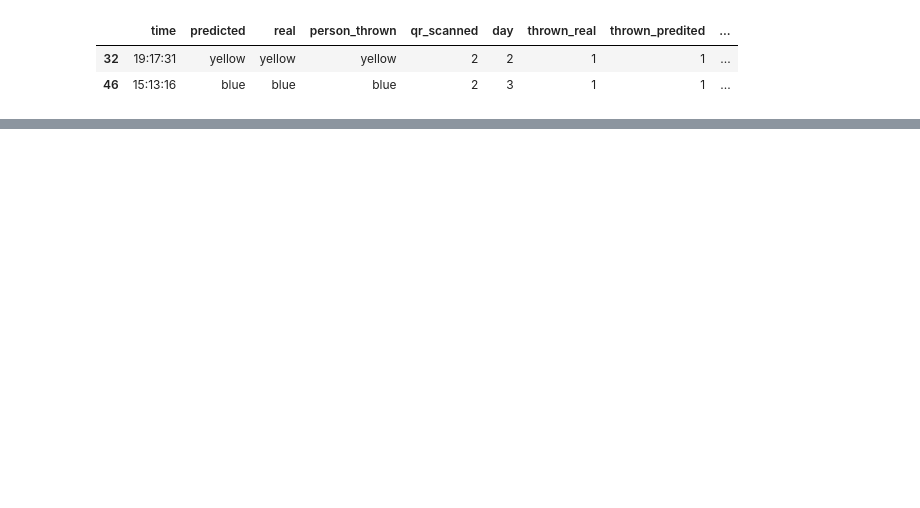
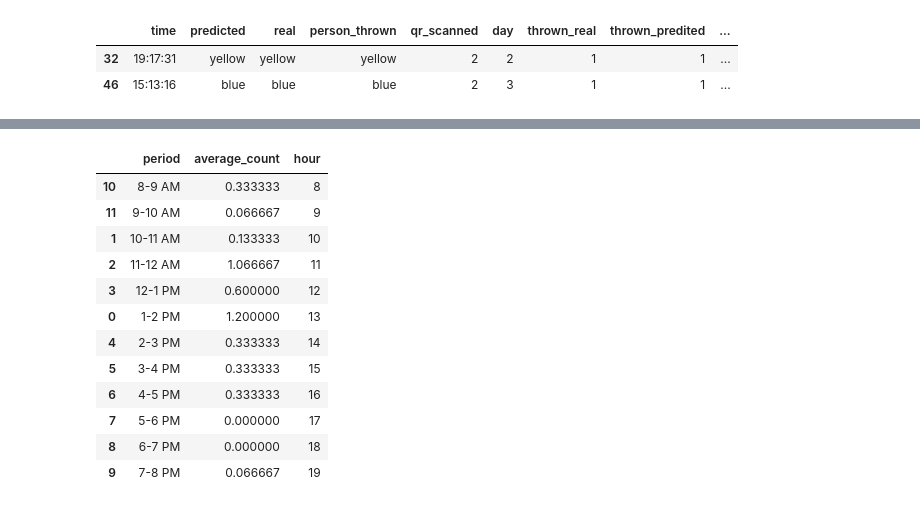
Before and after one commit to IERoboticsAILab/iTrash, a Jupyter notebook: post-experiments/data_analysis/analytics_itrash.ipynb, the cells around one changed output, grey strips where cells are left out. Drawn from its saved outputs; the diff is of its cells as text; code cells hidden in the pictures; blank space fills up the shorter version.

```diff
--- a/post-experiments/data_analysis/analytics_itrash.ipynb
+++ b/post-experiments/data_analysis/analytics_itrash.ipynb
@@ -1161,0 +591,23 @@ sankey(df["person_thrown"], df["predicted"], aspect=20, colorDict=colors, fontsi
+# %%
+average_counts = df_time.groupby('period')['count'].mean()
+average_counts = average_counts.to_dict()
+#dict to df
+df_average_counts = pd.DataFrame(average_counts.items(), columns=['period', 'average_count'])
+df_average_counts["hour"] = df_average_counts["period"].map(time_dicc_reverse)
+#sort by hour
+df_average_counts = df_average_counts.sort_values(by=['hour'], ascending=True)
+df_average_counts
+# %% [output]
+|  | period | average_count | hour |
+| 10 | 8-9 AM | 0.333333 | 8 |
+| 11 | 9-10 AM | 0.066667 | 9 |
+| 1 | 10-11 AM | 0.133333 | 10 |
+| 2 | 11-12 AM | 1.066667 | 11 |
+| 3 | 12-1 PM | 0.600000 | 12 |
+| 0 | 1-2 PM | 1.200000 | 13 |
+| 4 | 2-3 PM | 0.333333 | 14 |
+| 5 | 3-4 PM | 0.333333 | 15 |
+| 6 | 4-5 PM | 0.333333 | 16 |
+| 7 | 5-6 PM | 0.000000 | 17 |
+| 8 | 6-7 PM | 0.000000 | 18 |
+| 9 | 7-8 PM | 0.066667 | 19 |
```
Also changed, not shown: parts of 145 cells of this notebook.
